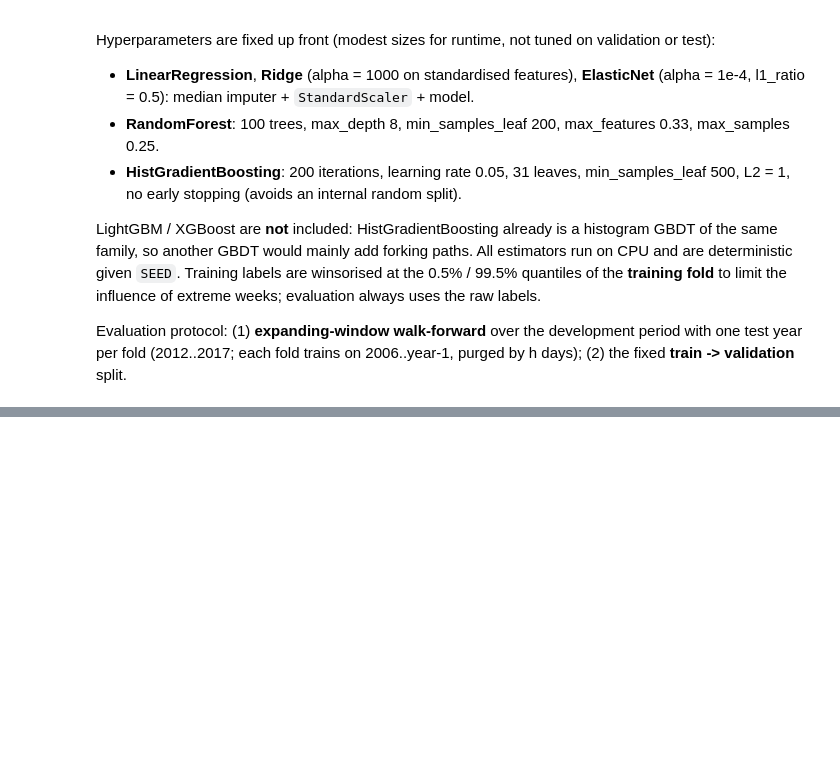
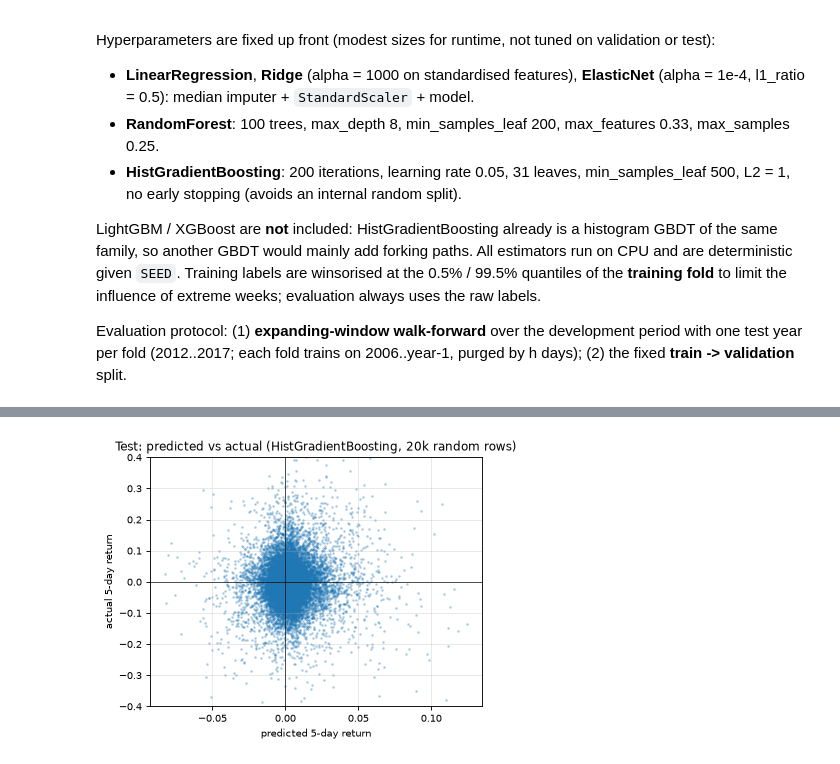
Before and after one commit to obstinix/NiftyQuant, a Jupyter notebook: NiftyQuant.ipynb, the cells around one changed output, grey strips where cells are left out. Saved outputs shown, nothing was run; the diff lists cells and outputs as text; code cells hidden in the pictures; blank space fills up the shorter version.

```diff
--- a/NiftyQuant.ipynb
+++ b/NiftyQuant.ipynb
@@ -891,0 +977,9 @@ train -> validation: 12s
+# %%
+t0 = time.time()
+test_rows, TEST_PRED, TEST_MODELS = run_block(M_DEV, M_TEST, "test")
+TEST = pd.DataFrame(test_rows).drop(columns="block").set_index("model")
+TEST.round(5).to_csv(ARTIFACTS / "test_metrics.csv")
+FINAL_EST = TEST_MODELS.get(FINAL_MODEL)
+print(f"refit on {int(M_DEV.sum())} rows (to {DATES[M_DEV].max().date()}); test rows {int(M_TEST.sum())} "
+      f"({DATES[M_TEST].min().date()} .. {DATES[M_TEST].max().date()}); {time.time() - t0:.0f}s")
+print(f"final model: {FINAL_MODEL}")
@@ -891,0 +995,14 @@ train -> validation: 12s
+# %%
+TEST_TABLE = TEST[["n", "MAE", "RMSE", "R2", "DirAcc", "Pearson", "Spearman", "IC_mean", "IC_std", "IC_tstat_no"]].copy()
+TEST_TABLE.index = [f"{m} (final)" if m == FINAL_MODEL else m for m in TEST_TABLE.index]
+y_te = Y_ALL[M_TEST]
+up_rate = float(np.mean(y_te[y_te != 0] > 0))
+fm = TEST.loc[FINAL_MODEL]
+print(f"test share of positive 5-day returns ('always up' accuracy): {up_rate:.4f}")
+print(f"{FINAL_MODEL}: DirAcc {fm.DirAcc:.4f} vs 0.5 chance ({fm.DirAcc - 0.5:+.4f}), "
+      f"vs persistence {TEST.loc['persistence', 'DirAcc']:.4f} ({fm.DirAcc - TEST.loc['persistence', 'DirAcc']:+.4f}), "
+      f"vs always-up {up_rate:.4f} ({fm.DirAcc - up_rate:+.4f})")
+print(f"{FINAL_MODEL}: test IC {fm.IC_mean:.4f} (non-overlapping t-stat {fm.IC_tstat_no:.2f}); "
+      f"validation IC {VAL.loc[FINAL_MODEL, 'IC_mean']:.4f}; walk-forward IC {WF_SUMMARY.loc[FINAL_MODEL, 'IC_mean_mean']:.4f} "
+      f"± {WF_SUMMARY.loc[FINAL_MODEL, 'IC_mean_std']:.4f}")
+TEST_TABLE.round(5)
@@ -891,0 +1170,14 @@ train -> validation: 12s
+# %%
+rng = np.random.default_rng(SEED)
+idx = rng.choice(int(M_TEST.sum()), size=min(20000, int(M_TEST.sum())), replace=False)
+p_fin, y_fin = np.asarray(TEST_PRED[FINAL_MODEL])[idx], y_te[idx]
+fig, ax = plt.subplots(figsize=(5, 4))
+ax.scatter(p_fin, y_fin, s=2, alpha=0.25)
+ax.axhline(0, c="k", lw=0.6); ax.axvline(0, c="k", lw=0.6)
+ax.set_ylim(-0.4, 0.4)
+ax.set_xlabel("predicted 5-day return"); ax.set_ylabel("actual 5-day return")
+ax.set_title(f"Test: predicted vs actual ({FINAL_MODEL}, 20k random rows)")
+fig.tight_layout()
+save_fig(fig, "fig_pred_vs_actual.png")
+# %% [output]
+[figure, added]
```
Also changed, not shown: parts of 23 cells of this notebook, 15 other files.
